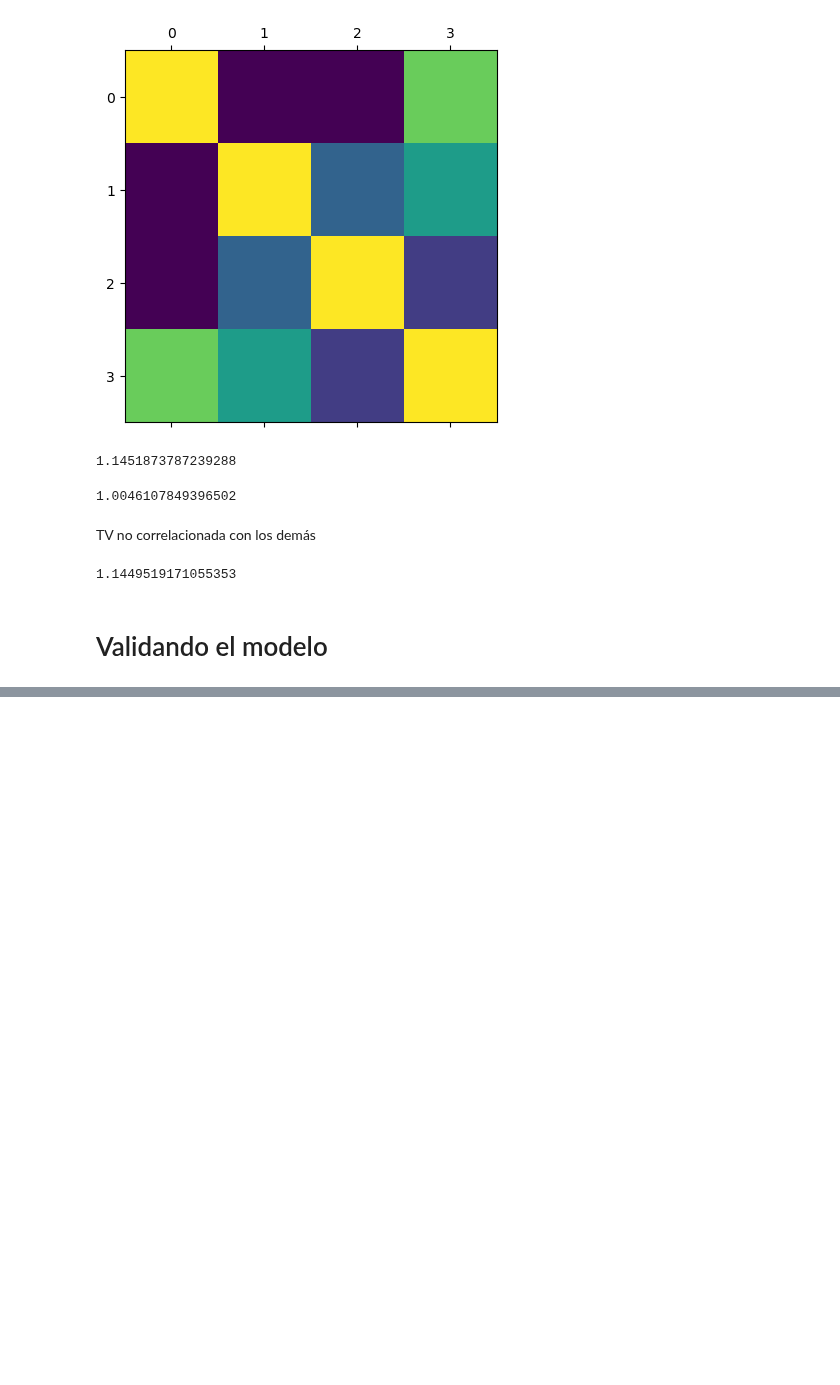
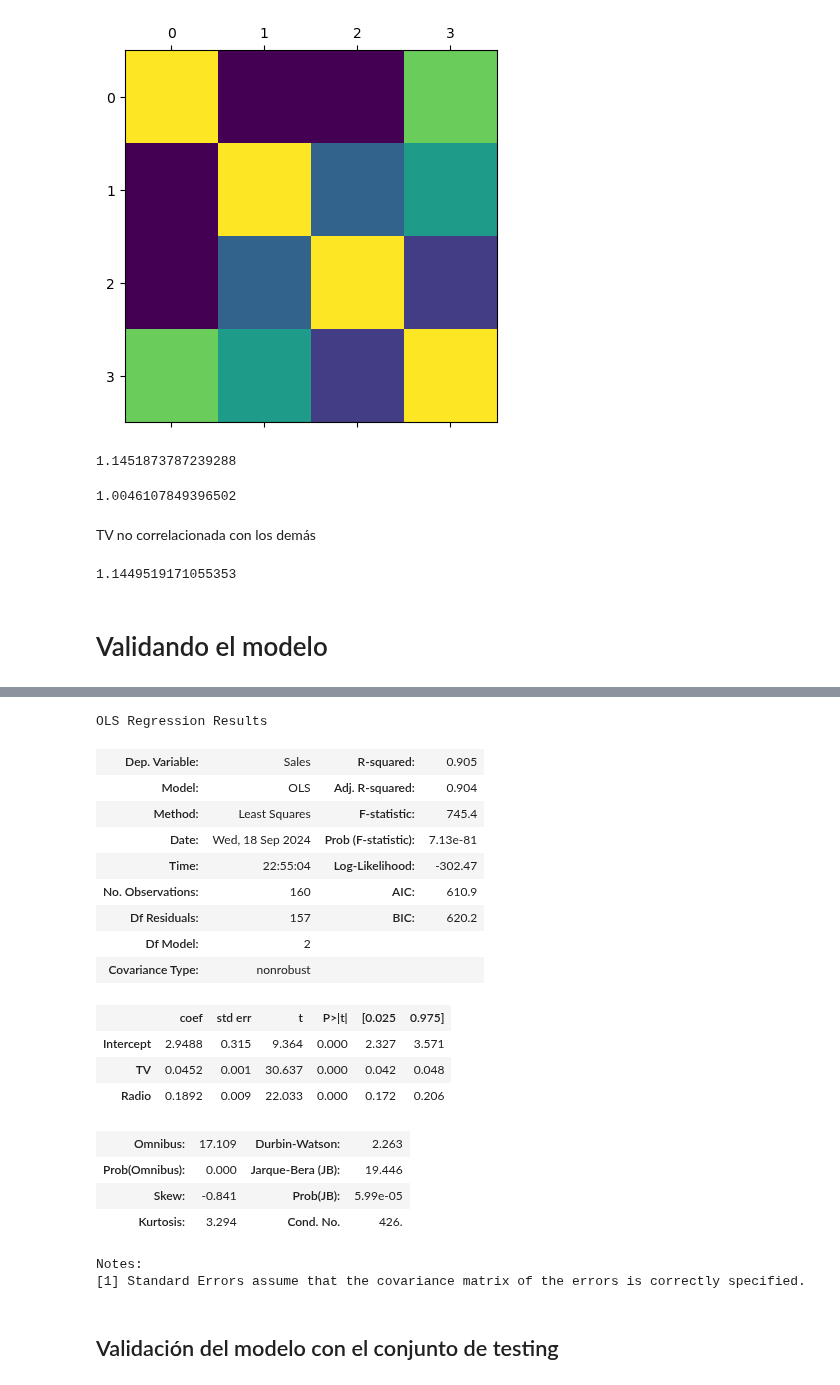
Before and after one commit to Chefi/python-ml-course, a Jupyter notebook: notebooks/Modelos de Regresion en Python Mi Notebook.ipynb, the cells around one changed output, grey strips where cells are left out. Drawn from its saved outputs; the diff is of its cells as text; code cells hidden in the pictures; blank space fills up the shorter version.

```diff
--- a/notebooks/Modelos de Regresion en Python Mi Notebook.ipynb
+++ b/notebooks/Modelos de Regresion en Python Mi Notebook.ipynb
@@ -396,0 +407,4 @@ data = pd.read_csv("../datasets/ads/Advertising.csv")
+# %%
+check = (a<0.8) #80% de los datos son de entrenamiento
+training = data[check]
+testing = data[~check]
@@ -396,0 +419,3 @@ data = pd.read_csv("../datasets/ads/Advertising.csv")
+# %%
+import statsmodels.formula.api as smf
+lm = smf.ols(formula = "Sales~TV+Radio", data = training).fit()
@@ -396,0 +429,25 @@ data = pd.read_csv("../datasets/ads/Advertising.csv")
+# %%
+lm.summary()
+# %% [output]
+OLS Regression Results
+| Dep. Variable: | Sales | R-squared: | 0.905 |
+| Model: | OLS | Adj. R-squared: | 0.904 |
+| Method: | Least Squares | F-statistic: | 745.4 |
+| Date: | Wed, 18 Sep 2024 | Prob (F-statistic): | 7.13e-81 |
+| Time: | 22:55:04 | Log-Likelihood: | -302.47 |
+| No. Observations: | 160 | AIC: | 610.9 |
+| Df Residuals: | 157 | BIC: | 620.2 |
+| Df Model: | 2 |  |  |
+| Covariance Type: | nonrobust |  |  |
+|  | coef | std err | t | P>|t| | [0.025 | 0.975] |
+| Intercept | 2.9488 | 0.315 | 9.364 | 0.000 | 2.327 | 3.571 |
+| TV | 0.0452 | 0.001 | 30.637 | 0.000 | 0.042 | 0.048 |
+| Radio | 0.1892 | 0.009 | 22.033 | 0.000 | 0.172 | 0.206 |
+| Omnibus: | 17.109 | Durbin-Watson: | 2.263 |
+| Prob(Omnibus): | 0.000 | Jarque-Bera (JB): | 19.446 |
+| Skew: | -0.841 | Prob(JB): | 5.99e-05 |
+| Kurtosis: | 3.294 | Cond. No. | 426. |
+Notes:
+[1] Standard Errors assume that the covariance matrix of the errors is correctly specified.
+# %% [markdown]
+## Validación del modelo con el conjunto de testing
```
Also changed, not shown: parts of 29 cells of this notebook.
